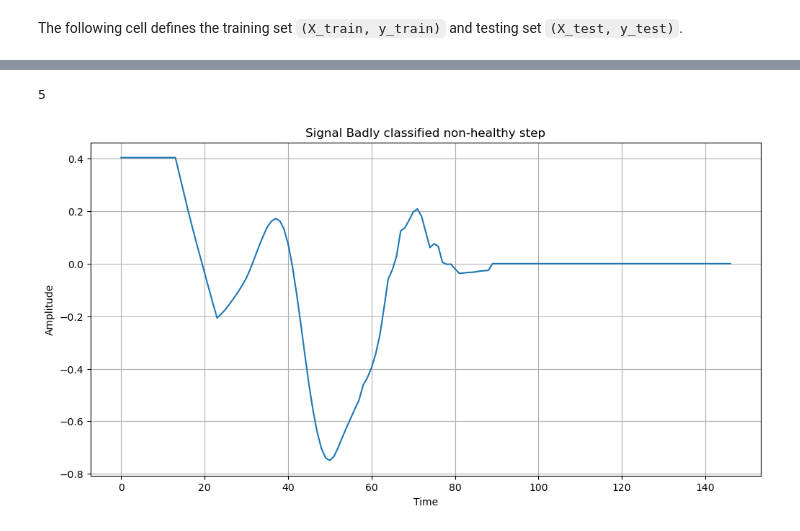
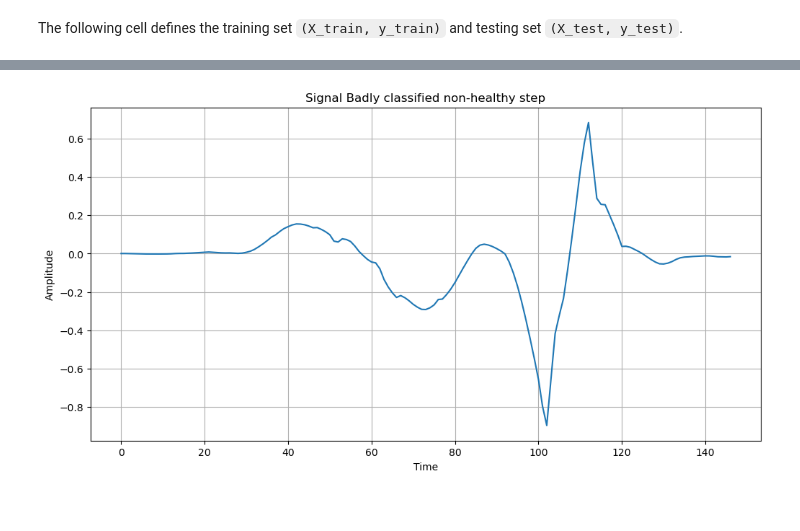
Before and after one commit to DobricLilujun/time-series-random, a Jupyter notebook: Assignment 1 - ML for TS (MVA 23-24).ipynb, the cells around one changed output, grey strips where cells are left out. Drawn from its saved outputs; the diff is of its cells as text; code cells hidden in the pictures.

```diff
--- a/Assignment 1 - ML for TS (MVA 23-24).ipynb
+++ b/Assignment 1 - ML for TS (MVA 23-24).ipynb
@@ -325,0 +382,14 @@ The selected k value allows the K-Neighbors Classifier to effectively classify h
+# %%
+# Find the k value that yields the highest F-score
+optimal_k = k_values[np.argmax(f_scores)]
+max_f_score = max(f_scores)
+optimal_k_index = k_values.index(optimal_k)
+
+# Predict on the test set
+y_test_pred = knn_classifiers[optimal_k_index].predict(X_test_padded)
+# Calculate the F1 score for the test set
+f1_test = f1_score(y_test, y_test_pred)
+
+print(f'F1 Score on Test Set: {f1_test:.4f}')
+print(f'Optimal number(k): {optimal_k}')
+print(f'F-score: {max_f_score:.4f}')
@@ -326,13 +404,15 @@ The selected k value allows the K-Neighbors Classifier to effectively classify h
 # %%
+# Signal Badly classified non-healthy step one image
 result_1 = []
-for i in range(len(y_val_fold)):
-    if y_val_fold[i] == 0 and y_val_pred[i] == 1:
+for i in range(len(y_test_pred)):
+    if y_test[i] == 0 and y_test_pred[i] == 1:
         result_1.append(i)
 index_Badly_Classified_non_healthy = result_1[0]
+
 # Plot the signal
-time_axis = range(len(X_val_fold[index_Badly_Classified_non_healthy]))
+time_axis = range(len(X_test_padded[index_Badly_Classified_non_healthy]))
 plt.figure(figsize=(12, 6))
-plt.plot(time_axis, X_val_fold[index_Badly_Classified_non_healthy])
+plt.plot(time_axis, X_test_padded[index_Badly_Classified_non_healthy])
 plt.title(f'Signal Badly classified non-healthy step')
 plt.xlabel('Time')
 plt.ylabel('Amplitude')
@@ -343,19 +455,19 @@ plt.show()
 # %%
-result_2 = []
-for i in range(len(y_val_fold)):
-    if y_val_fold[i] == 1 and y_val_pred[i] == 0:
-        result_2.append(i)
-index_Badly_Classified_healthy = result_2[0]
-print (index_Badly_Classified_healthy)
+# Signal Badly classified healthy step
+result_1 = []
+for i in range(len(y_test_pred)):
+    if y_test[i] == 1 and y_test_pred[i] == 0:
+        result_1.append(i)
+index_Badly_Classified_non_healthy = result_1[0]
+
 # Plot the signal
-time_axis = range(len(X_val_fold[index_Badly_Classified_healthy]))
+time_axis = range(len(X_test_padded[index_Badly_Classified_non_healthy]))
 plt.figure(figsize=(12, 6))
-plt.plot(time_axis, X_val_fold[index_Badly_Classified_healthy])
+plt.plot(time_axis, X_test_padded[index_Badly_Classified_non_healthy])
 plt.title(f'Signal Badly classified healthy step')
 plt.xlabel('Time')
 plt.ylabel('Amplitude')
 plt.grid(True)
 plt.show()
 # %% [output]
-5
-[figure, old version]
+[figure, new version]
```
Also changed, not shown: parts of 25 cells of this notebook, 2 other files.
